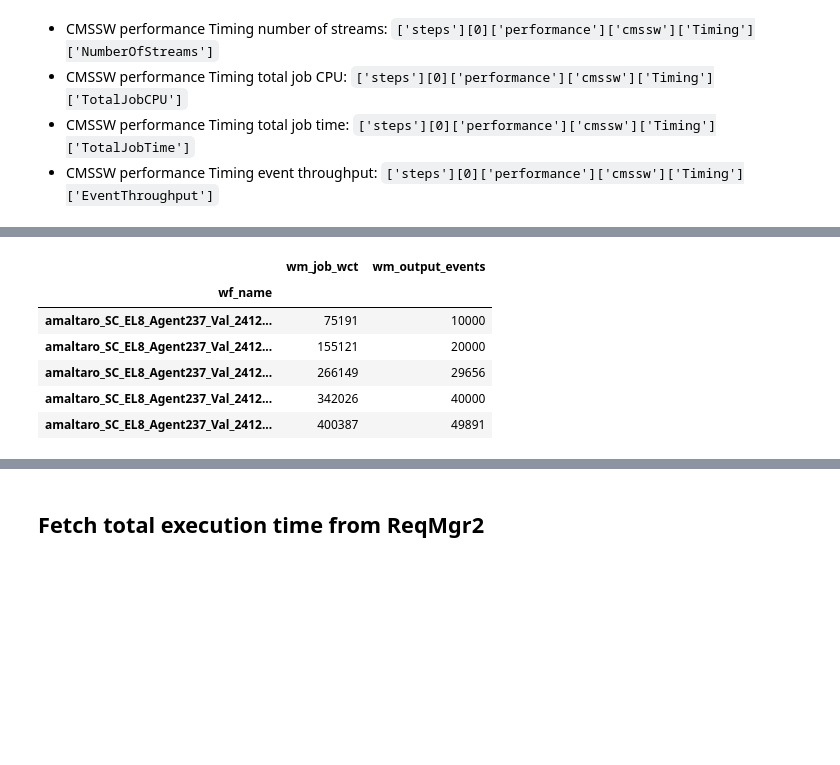
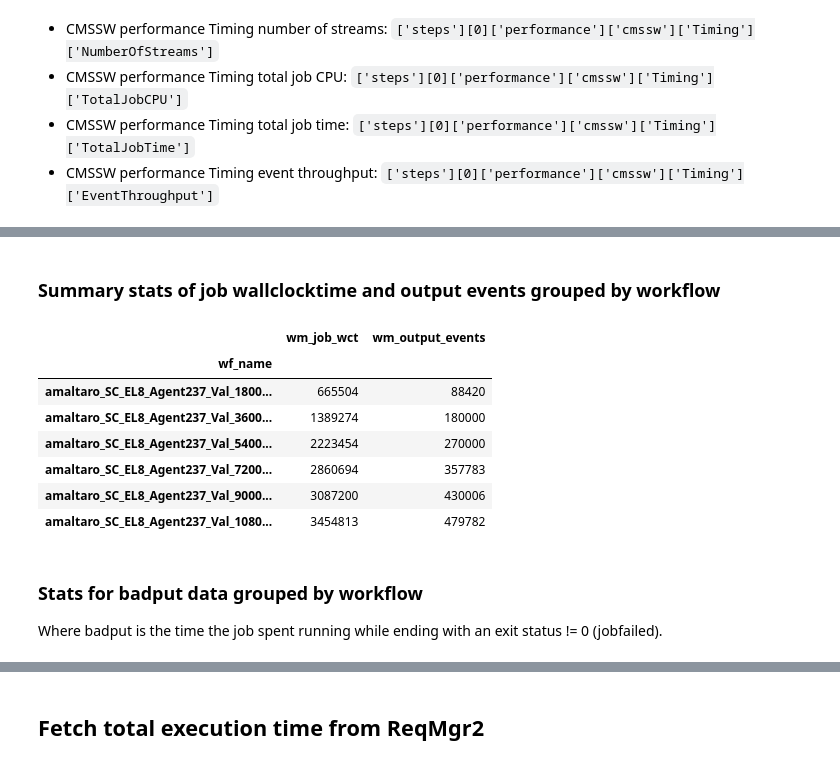
Before and after one commit to amaltaro/ProductionTools, a Jupyter notebook: parse_wmarchive.ipynb, the cells around one changed output, grey strips where cells are left out. Cells and saved outputs as stored; diff of their text form; code cells hidden in the pictures; blank space fills up the shorter version.

Commit message:
Encode badput in the study of payload lifetime

```diff
--- a/parse_wmarchive.ipynb
+++ b/parse_wmarchive.ipynb
@@ -183,2 +239,5 @@ df.to_csv('wmarchive_out_clean.csv', index=False)
 # %%
-df
+# convert both wm_job_wct and wm_output_events to integers
+# Fill NaN values with 0 before converting to integer
+df['wm_job_wct'] = df['wm_job_wct'].fillna(0).astype(int)
+df['wm_output_events'] = df['wm_output_events'].fillna(0).astype(int)
@@ -199,6 +244,6 @@ df
 # %%
 # for job_type == "Production", plot the wallclock time as a function of the number of events
-df_prod = df[df['job_type'] == 'Production']
-df_prod.plot(x='wm_output_events', y='wm_job_wct', kind='scatter', ylabel='wallclock time (secs)')
+df_prod = df[df['job_type'] == 'Production'].copy()
+df_prod.plot(x='wm_output_events', y='wm_job_wct', kind='scatter', ylabel='wallclock time (secs)', figsize=(10, 6))
 # %% [output]
 <Axes: xlabel='wm_output_events', ylabel='wallclock time (secs)'>
@@ -206,6 +260,5 @@ df_prod.plot(x='wm_output_events', y='wm_job_wct', kind='scatter', ylabel='wallc
 # %%
 # describe the dataframe for each wf_name for job_type == "Production"
-# describe only the wm_job_wct
-# add the wm_output_events column to the describe
-df_prod.groupby('wf_name')[['wm_job_wct', 'wm_output_events']].describe()
+pd.set_option('display.max_columns', None)
+df_prod.groupby('wf_name')[['wm_job_wct', 'wm_cmssw_wct', 'wm_output_events']].describe()
 # %% [output]
@@ -219,0 +276,5 @@ df_prod.groupby('wf_name')[['wm_job_wct', 'wm_output_events']].describe()
+# %%
+# Calculate the average time per event for each row
+df_prod['wm_avg_tpevent'] = df_prod['wm_job_wct'] / df_prod['wm_output_events']
+# now describe this wm_avg_tpevent column
+df_prod.groupby('wf_name')['wm_avg_tpevent'].describe()
@@ -220,11 +290,19 @@ df_prod.groupby('wf_name')[['wm_job_wct', 'wm_output_events']].describe()
+# %% [markdown]
+### Summary stats of job wallclocktime and output events grouped by workflow
 # %%
 # sum the total wm_job_wct and wm_output_events for each wf_name
-df_prod.groupby('wf_name')[['wm_job_wct', 'wm_output_events']].sum()
+# sort these results by wm_output_events
+df_prod.groupby('wf_name')[['wm_job_wct', 'wm_output_events']].sum().sort_values(by='wm_output_events', ascending=True)
 # %% [output]
 |  | wm_job_wct | wm_output_events |
 | wf_name |  |  |
-| amaltaro_SC_EL8_Agent237_Val_2412... | 75191 | 10000 |
-| amaltaro_SC_EL8_Agent237_Val_2412... | 155121 | 20000 |
-| amaltaro_SC_EL8_Agent237_Val_2412... | 266149 | 29656 |
-| amaltaro_SC_EL8_Agent237_Val_2412... | 342026 | 40000 |
-| amaltaro_SC_EL8_Agent237_Val_2412... | 400387 | 49891 |
+| amaltaro_SC_EL8_Agent237_Val_1800... | 665504 | 88420 |
+| amaltaro_SC_EL8_Agent237_Val_3600... | 1389274 | 180000 |
+| amaltaro_SC_EL8_Agent237_Val_5400... | 2223454 | 270000 |
+| amaltaro_SC_EL8_Agent237_Val_7200... | 2860694 | 357783 |
+| amaltaro_SC_EL8_Agent237_Val_9000... | 3087200 | 430006 |
+| amaltaro_SC_EL8_Agent237_Val_1080... | 3454813 | 479782 |
+# %% [markdown]
+### Stats for badput data grouped by workflow
+
+Where badput is the time the job spent running while ending with an exit status != 0 (jobfailed).
```
Also changed, not shown: parts of 27 cells of this notebook.
